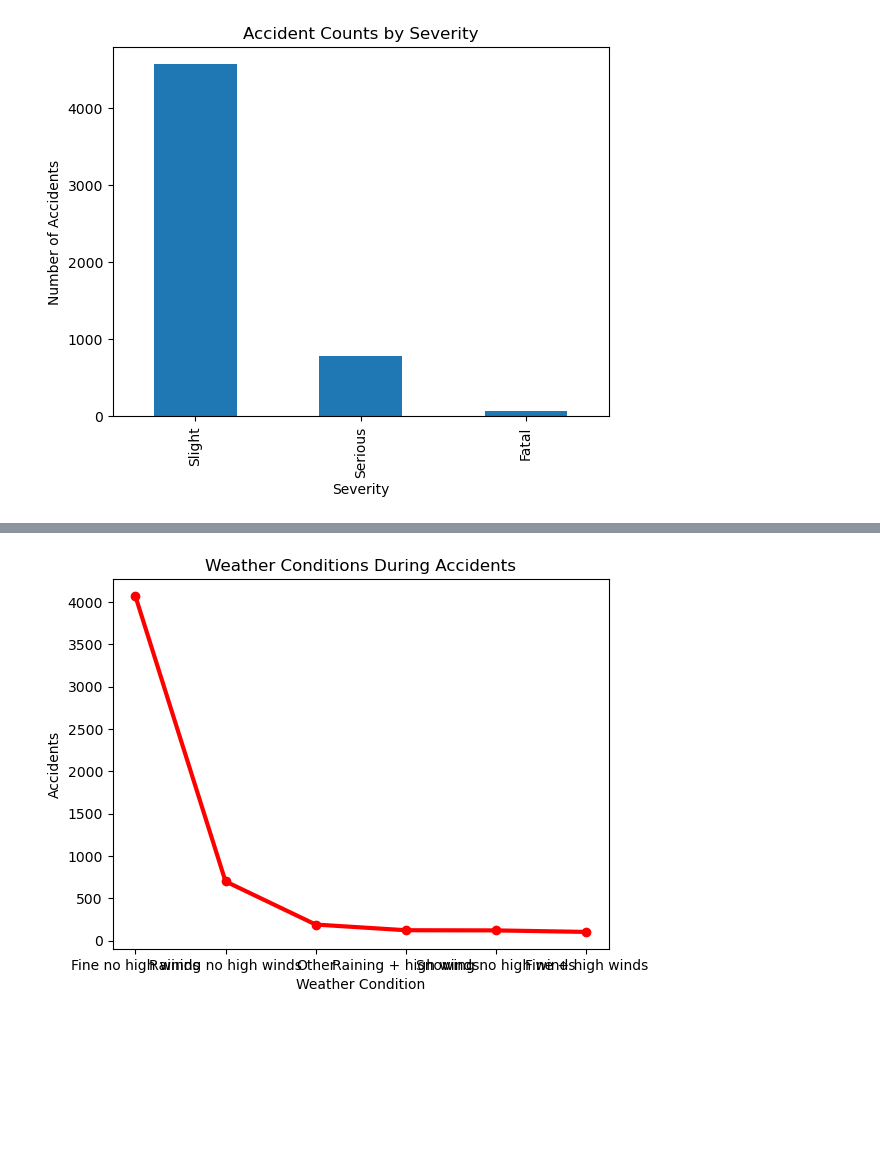
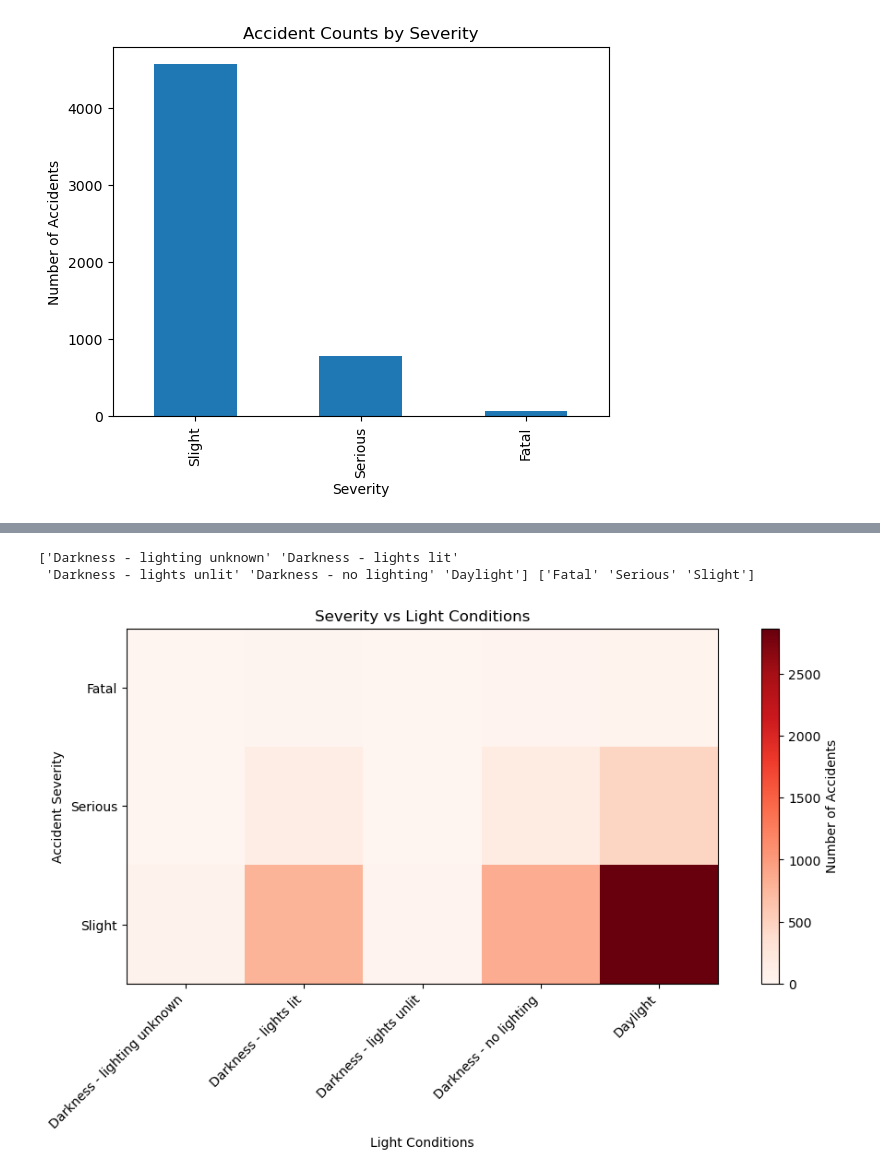
Before and after one commit to minsu3/UK-Road-Safety-Analysis, a Jupyter notebook: main.ipynb, the cells around one changed output, grey strips where cells are left out. Cells and saved outputs as stored; diff of their text form; code cells hidden in the pictures; blank space fills up the shorter version.

```diff
--- a/main.ipynb
+++ b/main.ipynb
@@ -200,11 +207,45 @@ Name: count, dtype: int64
-# %%
-# setting bar chart for weather conditions when accidents happened
-
-plt.plot(weather_counts, color='red', marker='o', linestyle='-', linewidth=3)
-
-plt.title("Weather Conditions During Accidents")
-plt.xlabel("Weather Condition")
-plt.ylabel("Accidents")
-plt.show()
-# %% [output]
-[figure, removed]
+# %%
+import numpy as np
+
+# converting csv columns to numpy arrays
+severity = clean_data["Accident_Severity"].to_numpy()
+light = clean_data["Light_Conditions"].to_numpy()
+
+# getting unique values for rows and columns
+unique_severity = np.unique(severity)
+unique_light = np.unique(light)
+print(unique_light, unique_severity)
+
+# setting up an empty heatmap
+heatmap = np.zeros((len(unique_severity), len(unique_light)))
+
+# filling in the heatmap
+# loopings through the array of unique severities
+for i in range(len(unique_severity)):
+    # inner looping through the unique light conditions
+    # checking every severity through each light condition
+    for j in range(len(unique_light)):
+        # Count accidents for each severity and light condition
+        #np.sum counts the array (true or false) for severity and light condition match
+        heatmap[i, j] = np.sum((severity == unique_severity[i]) & (light == unique_light[j]))
+
+# after storing heatmap, set up plot
+plt.figure(figsize=(12,5))
+# displays 2D data as image, cell color to red,
+plt.imshow(heatmap, cmap="Reds")
+# add colorbar for the heat scale bar
+plt.colorbar(label="Number of Accidents")
+# positioning each x axis label at the correct index and aligning text to the right
+plt.xticks(np.arange(len(unique_light)), unique_light, rotation=45, ha="right")
+plt.yticks(np.arange(len(unique_severity)), unique_severity)
+
+#setting x and y labels
+plt.xlabel("Light Conditions")
+plt.ylabel("Accident Severity")
+plt.title("Severity vs Light Conditions")
+plt.savefig("severityVsLightConditions.png")
+plt.show()
+# %% [output]
+['Darkness - lighting unknown' 'Darkness - lights lit'
+ 'Darkness - lights unlit' 'Darkness - no lighting' 'Daylight'] ['Fatal' 'Serious' 'Slight']
+[figure, added]
```
Also changed, not shown: parts of 3 cells of this notebook, 3 other files.
